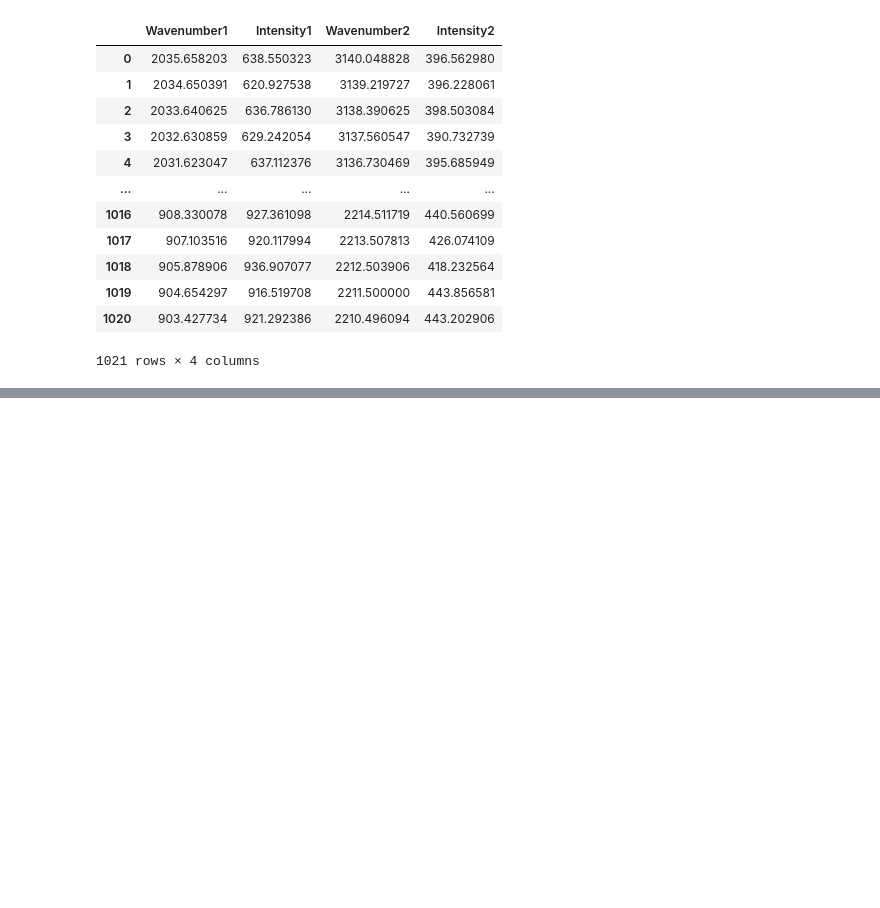
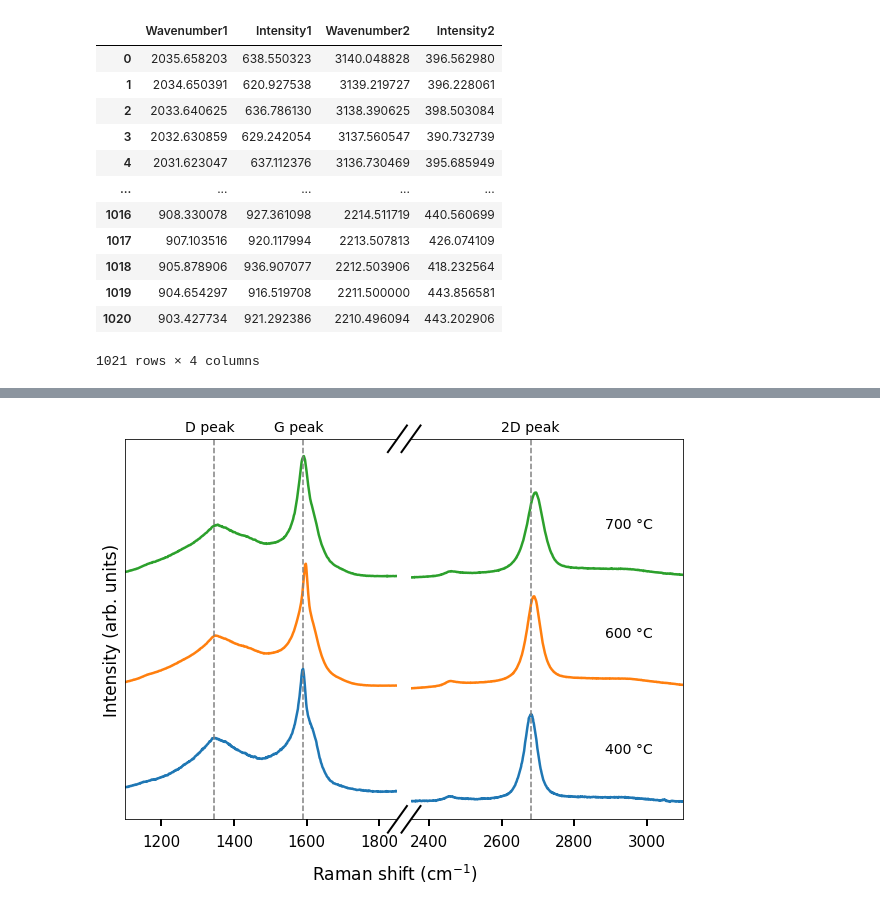
Before and after one commit to anaisgr/masters, a Jupyter notebook: raman_analysis.ipynb, the cells around one changed output, grey strips where cells are left out. Saved outputs shown, nothing was run; the diff lists cells and outputs as text; code cells hidden in the pictures; blank space fills up the shorter version.

```diff
--- a/raman_analysis.ipynb
+++ b/raman_analysis.ipynb
@@ -151,0 +391,5 @@ def get_data_stats(data):
+# %%
+%matplotlib inline
+plot_spectra_by_temp(a6_double, height=0.5) #The height argument is used to ensure are separated by reasonable distances
+# %% [output]
+[figure, added]
```
Also changed, not shown: parts of 25 cells of this notebook.
